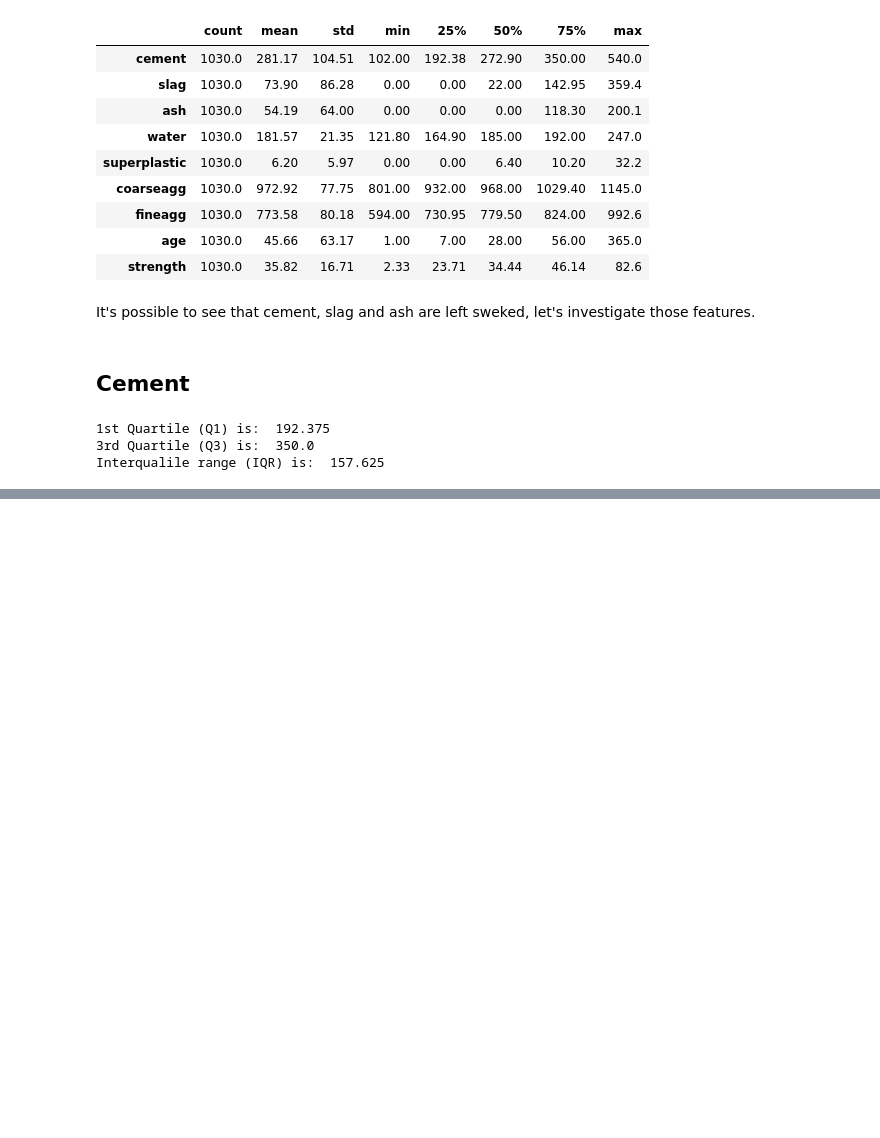
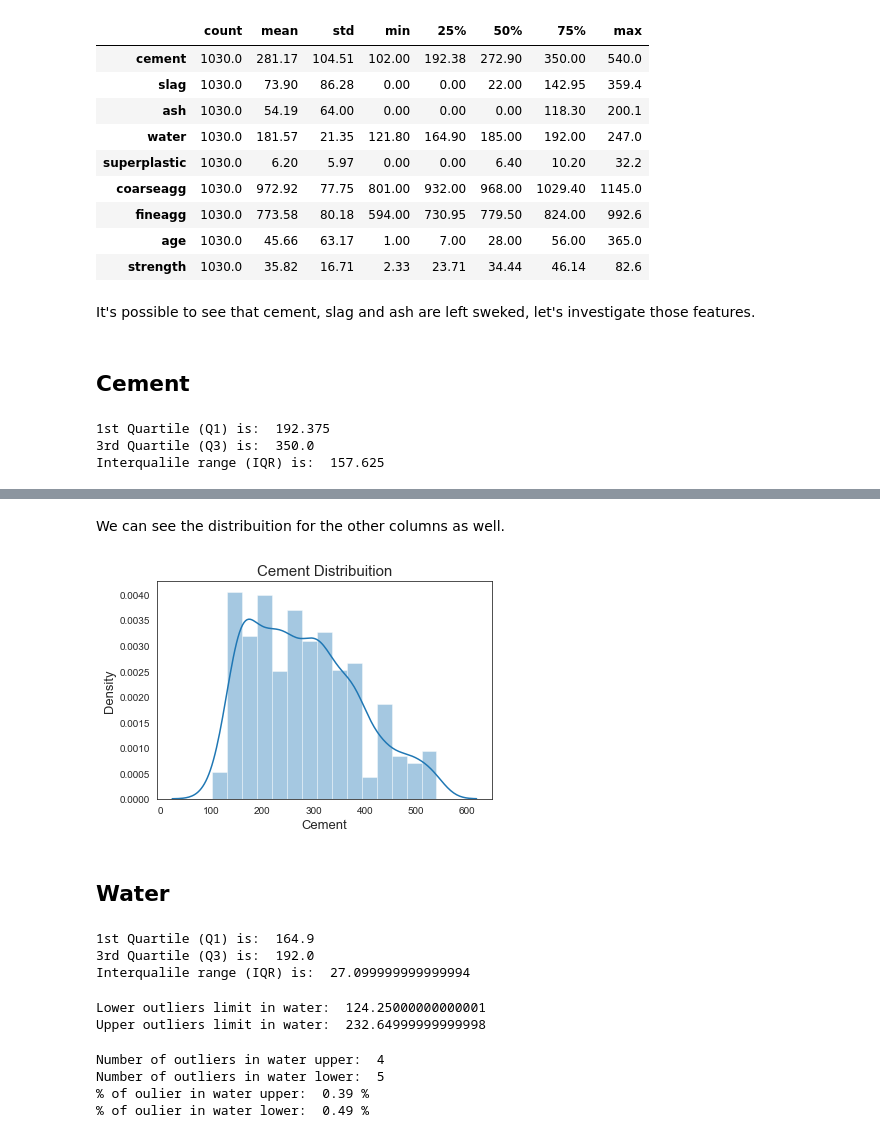
Before and after one commit to Pedro-A-D-S/concrete_strength_prediction, a Jupyter notebook: strenght_prediction.ipynb, the cells around one changed output, grey strips where cells are left out. Drawn from its saved outputs; the diff is of its cells as text; code cells hidden in the pictures; blank space fills up the shorter version.

```diff
--- a/strenght_prediction.ipynb
+++ b/strenght_prediction.ipynb
@@ -191,0 +257,32 @@ Interqualile range (IQR) is:  157.625
+# %% [markdown]
+We can see the distribuition for the other columns as well.
+# %%
+ax = sns.distplot(df['cement'])
+plt.title('Cement Distribuition', fontsize = 15)
+plt.xlabel('Cement', fontsize = 13)
+plt.ylabel('Density', fontsize = 13)
+ax = ax
+# %% [output]
+[figure, added]
+# %% [markdown]
+## Water
+# %%
+# quartiles
+iqr(data = df, column = 'water')
+# %% [output]
+1st Quartile (Q1) is:  164.9
+3rd Quartile (Q3) is:  192.0
+Interqualile range (IQR) is:  27.099999999999994
+# %%
+# outlier detection
+outlier_detection(data = df, column = 'water')
+# %% [output]
+Lower outliers limit in water:  124.25000000000001
+Upper outliers limit in water:  232.64999999999998
+# %%
+num_outliers(data = df, column = 'water')
+# %% [output]
+Number of outliers in water upper:  4
+Number of outliers in water lower:  5
+% of oulier in water upper:  0.39 %
+% of oulier in water lower:  0.49 %
```
Also changed, not shown: parts of 56 cells of this notebook.
